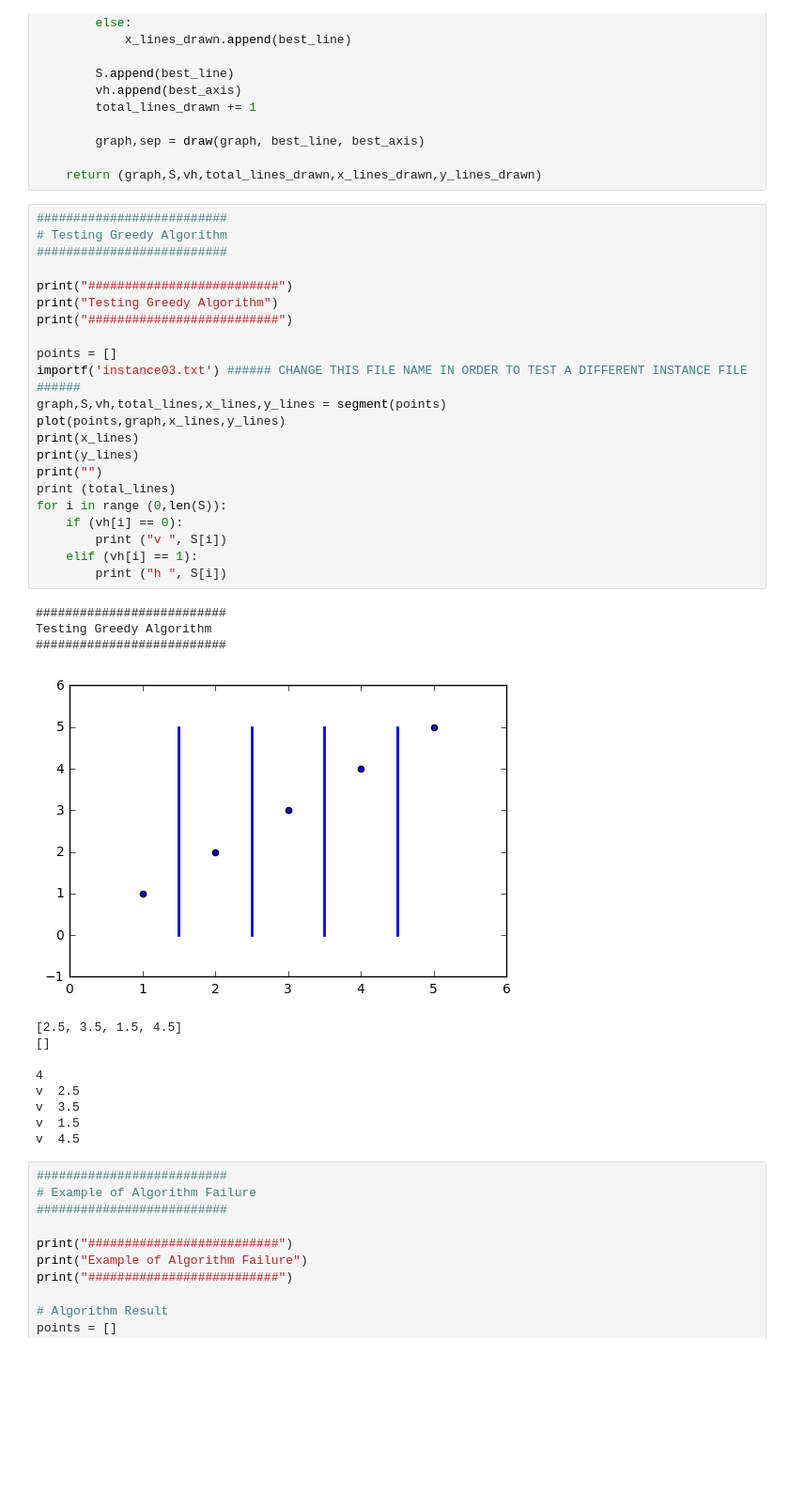
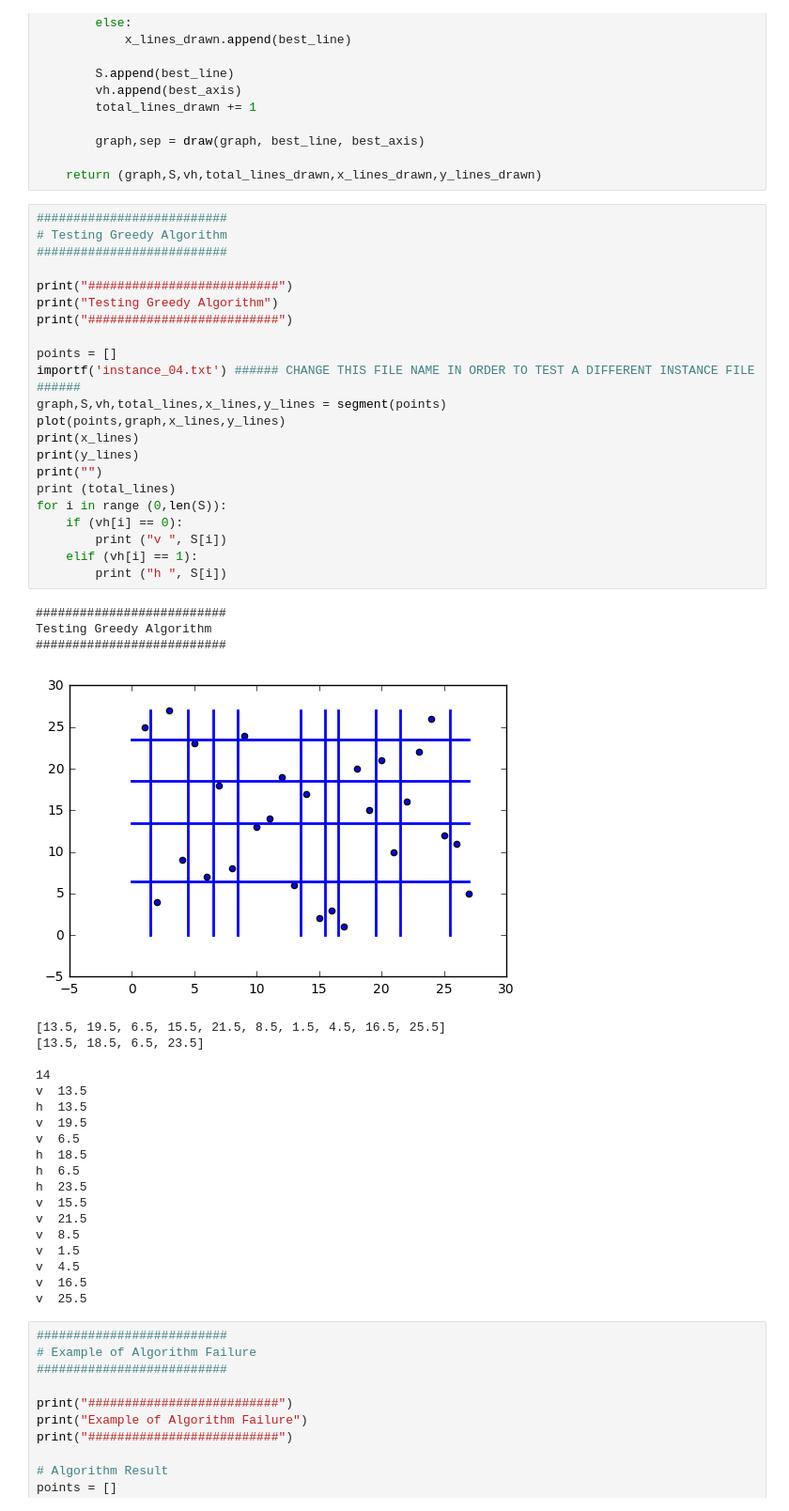
Before and after one commit to ewarman/cs430-project, a Jupyter notebook: project_greedy.ipynb, the cells around one changed output. Shown: that part at 94% size. Saved outputs shown, nothing was run; the diff lists cells and outputs as text; blank space fills up the shorter version.

```diff
--- a/project_greedy.ipynb
+++ b/project_greedy.ipynb
@@ -256,38 +265,48 @@ def segment(points):
 # %%
 ##########################
 # Testing Greedy Algorithm
 ##########################
 
 print("##########################")
 print("Testing Greedy Algorithm")
 print("##########################")
 
 points = []
-importf('instance03.txt') ###### CHANGE THIS FILE NAME IN ORDER TO TEST A DIFFERENT INSTANCE FILE ######
+importf('instance_04.txt') ###### CHANGE THIS FILE NAME IN ORDER TO TEST A DIFFERENT INSTANCE FILE ######
 graph,S,vh,total_lines,x_lines,y_lines = segment(points)
 plot(points,graph,x_lines,y_lines)
 print(x_lines)
 print(y_lines)
 print("")
 print (total_lines)
 for i in range (0,len(S)):
     if (vh[i] == 0):
         print ("v ", S[i])
     elif (vh[i] == 1):
         print ("h ", S[i])
 # %% [output]
 ##########################
 Testing Greedy Algorithm
 ##########################
-[figure, old version]
+[figure, new version]
-[2.5, 3.5, 1.5, 4.5]
-[]
+[13.5, 19.5, 6.5, 15.5, 21.5, 8.5, 1.5, 4.5, 16.5, 25.5]
+[13.5, 18.5, 6.5, 23.5]
 
-4
-v  2.5
-v  3.5
+14
+v  13.5
+h  13.5
+v  19.5
+v  6.5
+h  18.5
+h  6.5
+h  23.5
+v  15.5
+v  21.5
+v  8.5
 v  1.5
 v  4.5
+v  16.5
+v  25.5
 # %%
 ##########################
 # Example of Algorithm Failure
```
Also changed, not shown: parts of 4 cells of this notebook, 31 other files.
